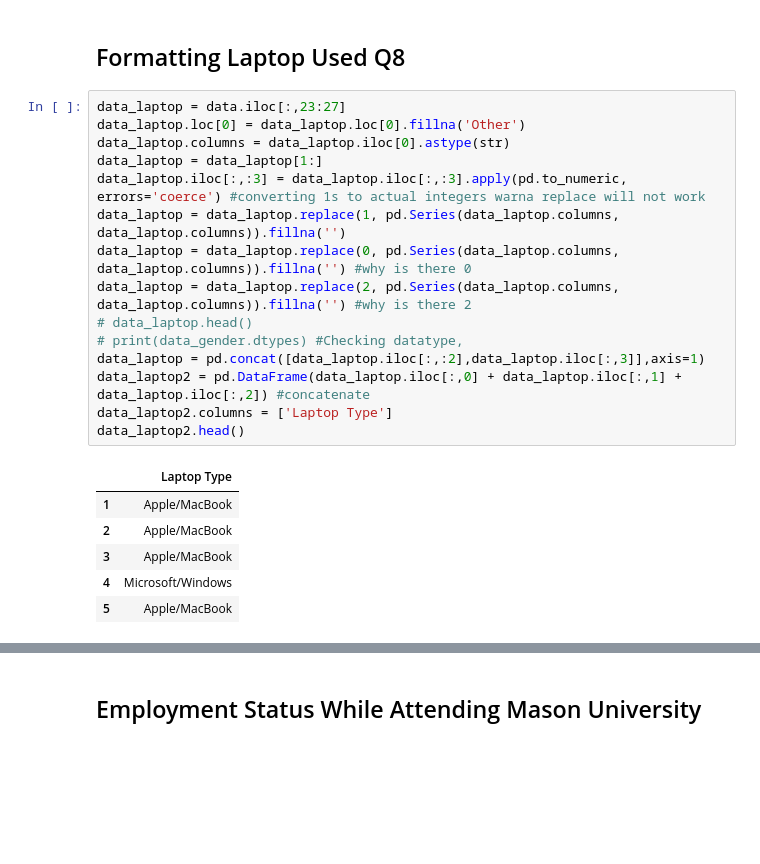
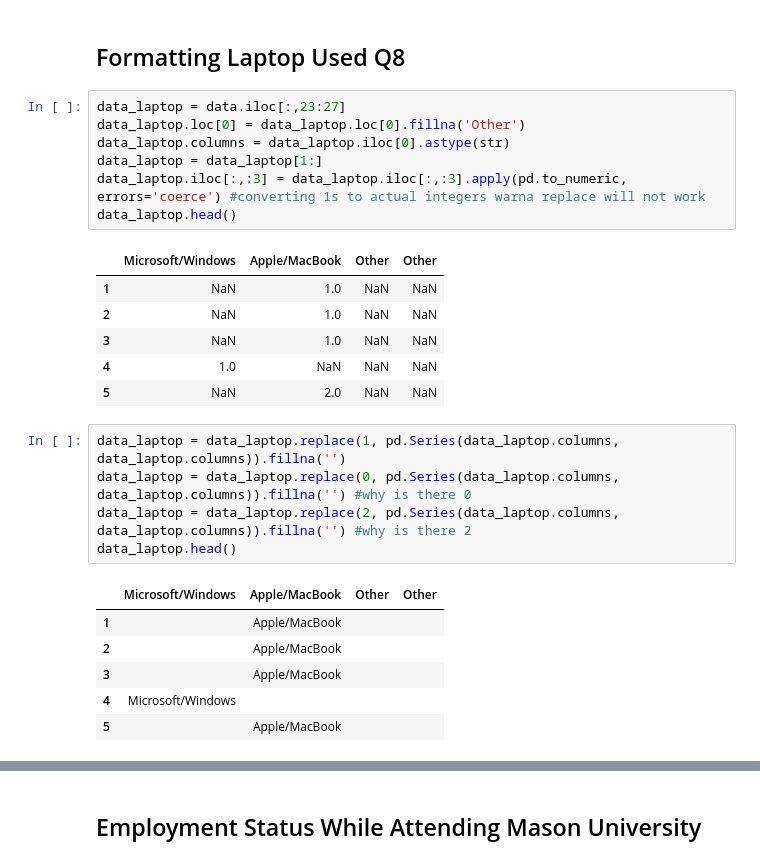
Before and after one commit to AsgharAZ/Data-Science, a Jupyter notebook: Theory/DS_HW1_sz07201.ipynb, the cells around one changed output, grey strips where cells are left out. Cells and saved outputs as stored; diff of their text form; blank space fills up the shorter version.

Commit message:
Data Science commit

```diff
--- a/Theory/DS_HW1_sz07201.ipynb
+++ b/Theory/DS_HW1_sz07201.ipynb
@@ -77,22 +108,26 @@ data_gender2.head()
 # %%
 data_laptop = data.iloc[:,23:27]
 data_laptop.loc[0] = data_laptop.loc[0].fillna('Other')
 data_laptop.columns = data_laptop.iloc[0].astype(str)
 data_laptop = data_laptop[1:]
 data_laptop.iloc[:,:3] = data_laptop.iloc[:,:3].apply(pd.to_numeric, errors='coerce') #converting 1s to actual integers warna replace will not work
-data_laptop = data_laptop.replace(1, pd.Series(data_laptop.columns, data_laptop.columns)).fillna('')
-data_laptop = data_laptop.replace(0, pd.Series(data_laptop.columns, data_laptop.columns)).fillna('') #why is there 0
-data_laptop = data_laptop.replace(2, pd.Series(data_laptop.columns, data_laptop.columns)).fillna('') #why is there 2
-# data_laptop.head()
-# print(data_gender.dtypes) #Checking datatype,
-data_laptop = pd.concat([data_laptop.iloc[:,:2],data_laptop.iloc[:,3]],axis=1)
-data_laptop2 = pd.DataFrame(data_laptop.iloc[:,0] + data_laptop.iloc[:,1] + data_laptop.iloc[:,2]) #concatenate
-data_laptop2.columns = ['Laptop Type']
-data_laptop2.head()
+data_laptop.head()
 # %% [output]
-|  | Laptop Type |
-| 1 | Apple/MacBook |
-| 2 | Apple/MacBook |
-| 3 | Apple/MacBook |
-| 4 | Microsoft/Windows |
-| 5 | Apple/MacBook |
+|  | Microsoft/Windows | Apple/MacBook | Other | Other |
+| 1 | NaN | 1.0 | NaN | NaN |
+| 2 | NaN | 1.0 | NaN | NaN |
+| 3 | NaN | 1.0 | NaN | NaN |
+| 4 | 1.0 | NaN | NaN | NaN |
+| 5 | NaN | 2.0 | NaN | NaN |
+# %%
+data_laptop = data_laptop.replace(1, pd.Series(data_laptop.columns, data_laptop.columns)).fillna('')
+data_laptop = data_laptop.replace(0, pd.Series(data_laptop.columns, data_laptop.columns)).fillna('') #why is there 0
+data_laptop = data_laptop.replace(2, pd.Series(data_laptop.columns, data_laptop.columns)).fillna('') #why is there 2
+data_laptop.head()
+# %% [output]
+|  | Microsoft/Windows | Apple/MacBook | Other | Other |
+| 1 |  | Apple/MacBook |  |  |
+| 2 |  | Apple/MacBook |  |  |
+| 3 |  | Apple/MacBook |  |  |
+| 4 | Microsoft/Windows |  |  |  |
+| 5 |  | Apple/MacBook |  |  |
```
Also changed, not shown: parts of 7 cells of this notebook, 5 other files.
